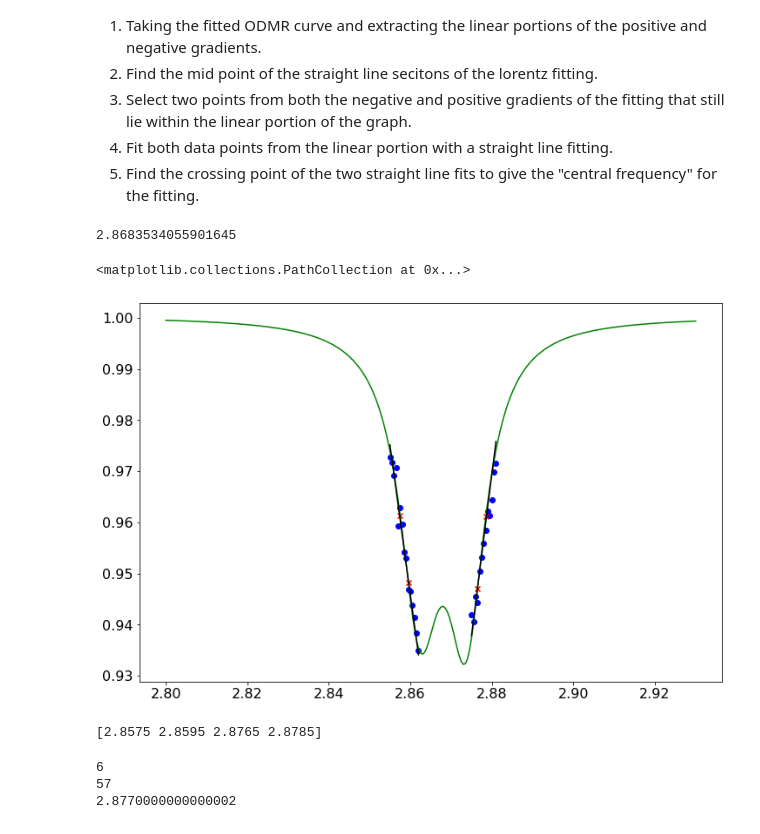
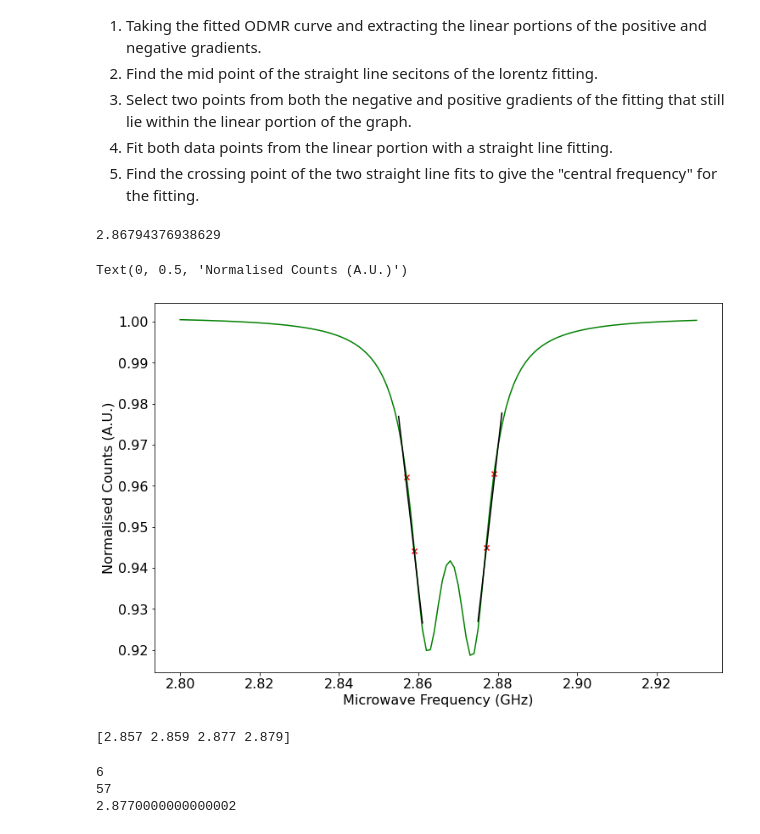
Before and after one commit to Corbyn93/Ryans_Python_Scripts, a Jupyter notebook: Ryan's Jupyter stuff/ODMR analysis/20210607_Anlysis_Reference_ODMR_script_plus_4points.ipynb, the cells around one changed output. Drawn from its saved outputs; the diff is of its cells as text; code cells hidden in the pictures.

```diff
--- a/Ryan's Jupyter stuff/ODMR analysis/20210607_Anlysis_Reference_ODMR_script_plus_4points.ipynb
+++ b/Ryan's Jupyter stuff/ODMR analysis/20210607_Anlysis_Reference_ODMR_script_plus_4points.ipynb
@@ -260,7 +260,7 @@ set_plot_params()
 folder_path = 'I:\\Science\\Physics-Nanobiophotonics\\Group\\User Data\\ODMR\\ODMR and imaging\\' + date + '\\'
 #folder_path = 'I:\\Science\\Physics-Nanobiophotonics\\Group\\User Data\\ODMR\\Imaging\\'
 
-data_set = '_referenced_odmr_07' # Short hand for the file name.
+data_set = '_referenced_odmr_09' # Short hand for the file name.
 
 # Set the file names for all 4 data sets recorded from the experiment.
 file_name_ODMR1 = date + data_set + '_ODMR1.dat'
@@ -439,7 +439,7 @@ def get_straight_lines(y_data):
     # These have been chosen arbitrarily from the above fitting.
     # I'll need to find a good way of automating this.
     max_cutoff = 0.975
-    min_a_cutoff = 0.935
+    min_a_cutoff = 0.92
     offset = 0
 
     for i in range(int(len(divided_dataset)/2)):
@@ -480,7 +480,7 @@ mid_value_a = int(np.ceil( len(straight_line_index_neg) / 2) + straight_line_ind
 mid_value_b = (np.abs(y_fit[straight_line_index_pos] - y_fit[mid_value_a])).argmin() + straight_line_index_pos[0]
 
 # Select the 4 points for the fast ODMR.
-four_points_index = [mid_value_a - 2, mid_value_a + 2, mid_value_b - 2, mid_value_b + 2]
+four_points_index = [mid_value_a - 1, mid_value_a + 1, mid_value_b - 1, mid_value_b + 1]
 four_freqs = freq[four_points_index]
 
 # Fit a linear curve to the straight line fittings.
@@ -503,30 +503,32 @@ y2 = linear_fit(x2, pos_gradient, pos_y_intercept)
 
 print(neg_pos_intersection_freq)
 # %% [output]
-2.8683534055901645
+2.86794376938629
 # %%
 plot.plot(freq, y_fit, color = 'g') # plot the ODMR lorentz fitting
 
 # Plot the ODMR data points in the linear region of the ODMR curve.
-plot.scatter(freq[straight_line_index_neg], mean_norm_odmr_full[straight_line_index_neg], color = 'b')
-plot.scatter(freq[straight_line_index_pos], mean_norm_odmr_full[straight_line_index_pos], color = 'b')
+#plot.scatter(freq[straight_line_index_neg], mean_norm_odmr_full[straight_line_index_neg], color = 'b')
+#plot.scatter(freq[straight_line_index_pos], mean_norm_odmr_full[straight_line_index_pos], color = 'b')
 
 # Plot the straight line fits for the straight portion of the graph.
 plot.plot(freq[straight_line_index_neg], y_neg, color = 'k')
 plot.plot(freq[straight_line_index_pos], y_pos, color = 'k')
 
 # plot the 4 frequnecies chosen for the faster ODMR.
 plot.scatter(four_freqs, y_fit[four_points_index], color = 'r', marker = 'x')
 
 #plot.plot(x1, y1, linestyle = '--', color = 'k')
 #plot.plot(x2, y2, linestyle = '--', color = 'k')
+plot.xlabel('Microwave Frequency (GHz)')
+plot.ylabel('Normalised Counts (A.U.)')
 # %% [output]
-<matplotlib.collections.PathCollection at 0x...>
+Text(0, 0.5, 'Normalised Counts (A.U.)')
-[figure, old version]
+[figure, new version]
 # %%
 print(four_freqs)
 # %% [output]
-[2.8575 2.8595 2.8765 2.8785]
+[2.857 2.859 2.877 2.879]
 # %%
 print(len(straight_line_index_neg))
 print(mid_value_a)
```
Also changed, not shown: parts of 3 cells of this notebook, 3 other files.
